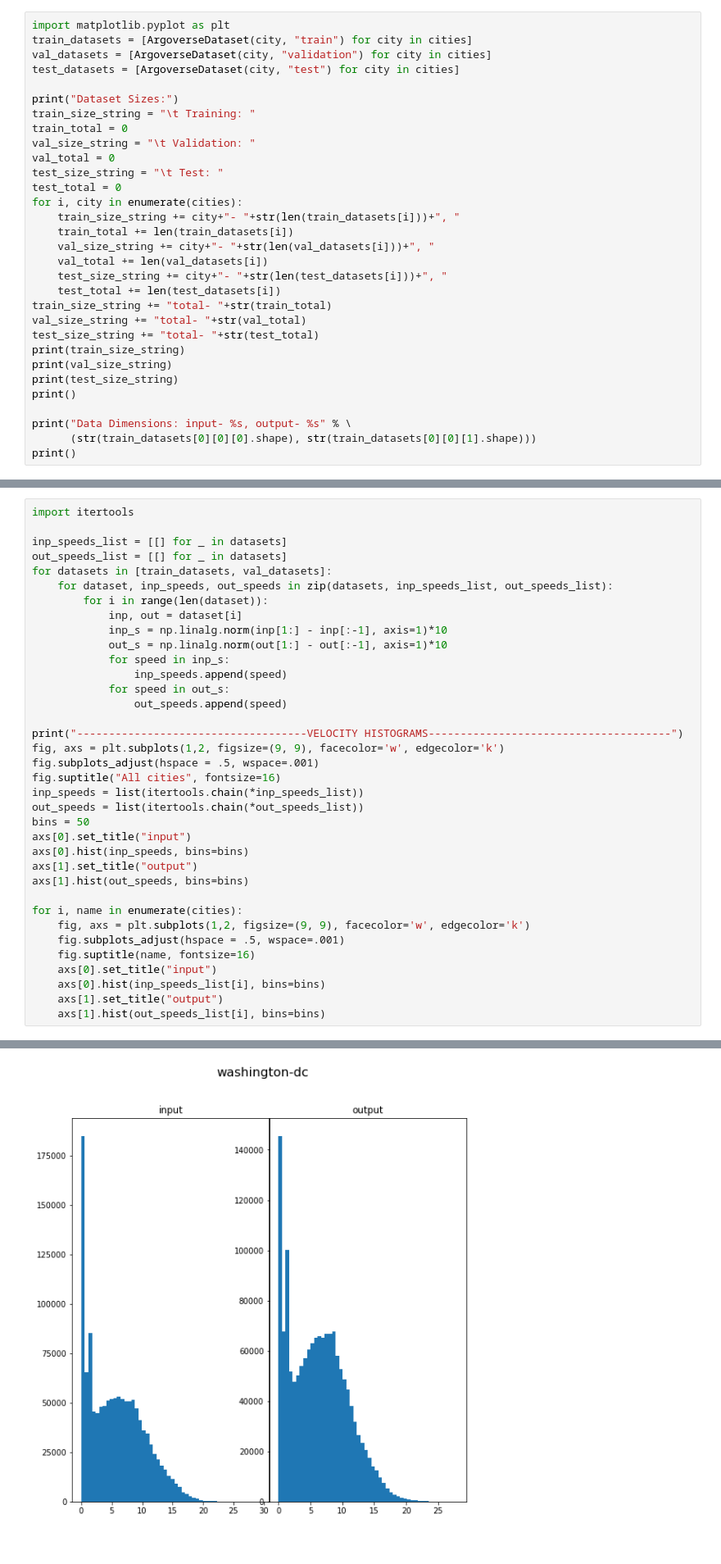
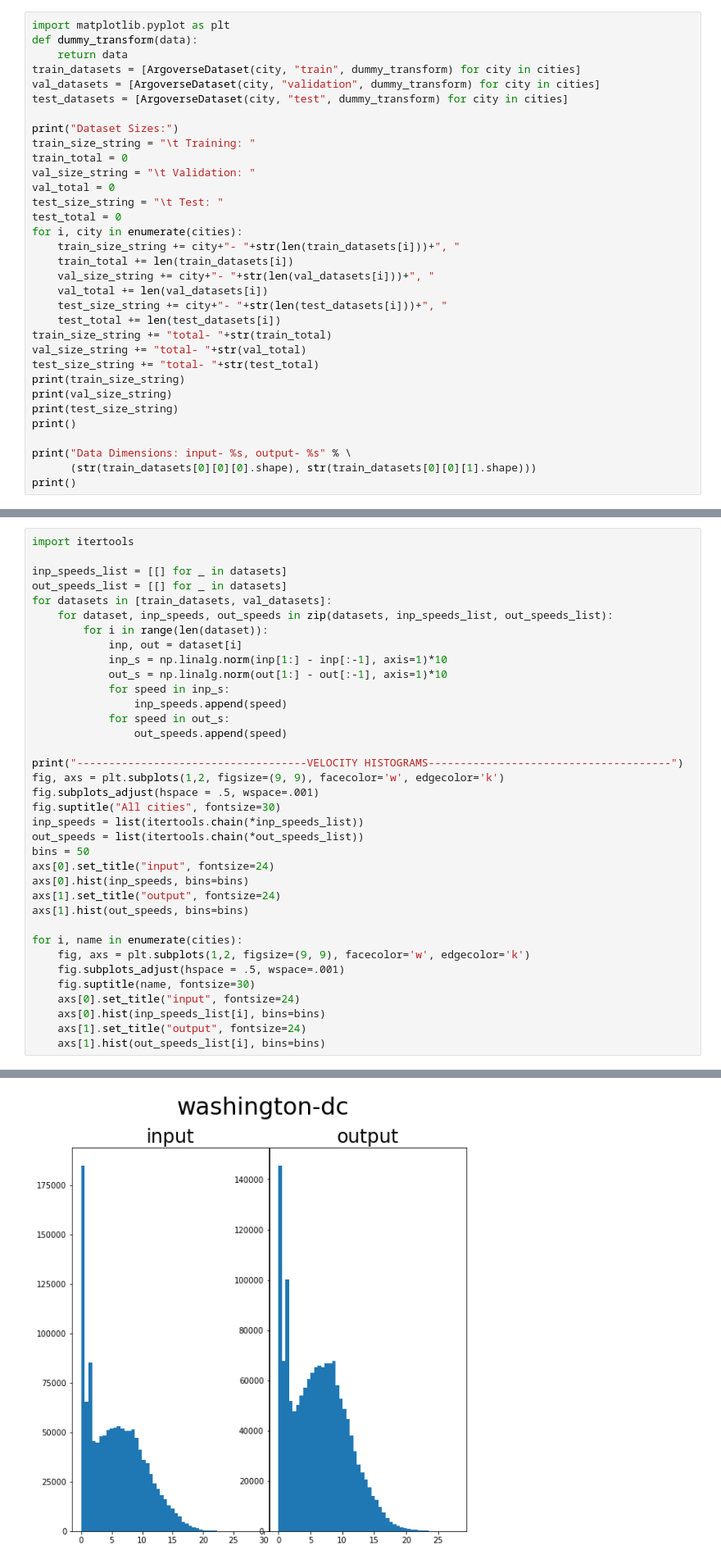
Before and after one commit to brandonho667/151B-WinningProject, a Jupyter notebook: Load_Argo2_Public.ipynb, the cells around one changed output, grey strips where cells are left out. Shown at 82% size. Cells and saved outputs as stored; diff of their text form.

```diff
--- a/Load_Argo2_Public.ipynb
+++ b/Load_Argo2_Public.ipynb
@@ -107,9 +107,11 @@ def transform(data):
 # Data Analysis
 # %%
 import matplotlib.pyplot as plt
-train_datasets = [ArgoverseDataset(city, "train") for city in cities]
-val_datasets = [ArgoverseDataset(city, "validation") for city in cities]
-test_datasets = [ArgoverseDataset(city, "test") for city in cities]
+def dummy_transform(data):
+    return data
+train_datasets = [ArgoverseDataset(city, "train", dummy_transform) for city in cities]
+val_datasets = [ArgoverseDataset(city, "validation", dummy_transform) for city in cities]
+test_datasets = [ArgoverseDataset(city, "test", dummy_transform) for city in cities]
 
 print("Dataset Sizes:")
 train_size_string = "\t Training: "
@@ -232,22 +298,22 @@ for datasets in [train_datasets, val_datasets]:
 print("------------------------------------VELOCITY HISTOGRAMS--------------------------------------")
 fig, axs = plt.subplots(1,2, figsize=(9, 9), facecolor='w', edgecolor='k')
 fig.subplots_adjust(hspace = .5, wspace=.001)
-fig.suptitle("All cities", fontsize=16)
+fig.suptitle("All cities", fontsize=30)
 inp_speeds = list(itertools.chain(*inp_speeds_list))
 out_speeds = list(itertools.chain(*out_speeds_list))
 bins = 50
-axs[0].set_title("input")
+axs[0].set_title("input", fontsize=24)
 axs[0].hist(inp_speeds, bins=bins)
-axs[1].set_title("output")
+axs[1].set_title("output", fontsize=24)
 axs[1].hist(out_speeds, bins=bins)
 
 for i, name in enumerate(cities):
     fig, axs = plt.subplots(1,2, figsize=(9, 9), facecolor='w', edgecolor='k')
     fig.subplots_adjust(hspace = .5, wspace=.001)
-    fig.suptitle(name, fontsize=16)
-    axs[0].set_title("input")
+    fig.suptitle(name, fontsize=30)
+    axs[0].set_title("input", fontsize=24)
     axs[0].hist(inp_speeds_list[i], bins=bins)
-    axs[1].set_title("output")
+    axs[1].set_title("output", fontsize=24)
     axs[1].hist(out_speeds_list[i], bins=bins)
 # %% [output]
 ------------------------------------VELOCITY HISTOGRAMS--------------------------------------
@@ -259 +325 @@ for i, name in enumerate(cities):
-[figure, old version]
+[figure, new version]
```
Also changed, not shown: parts of 3 cells of this notebook.
